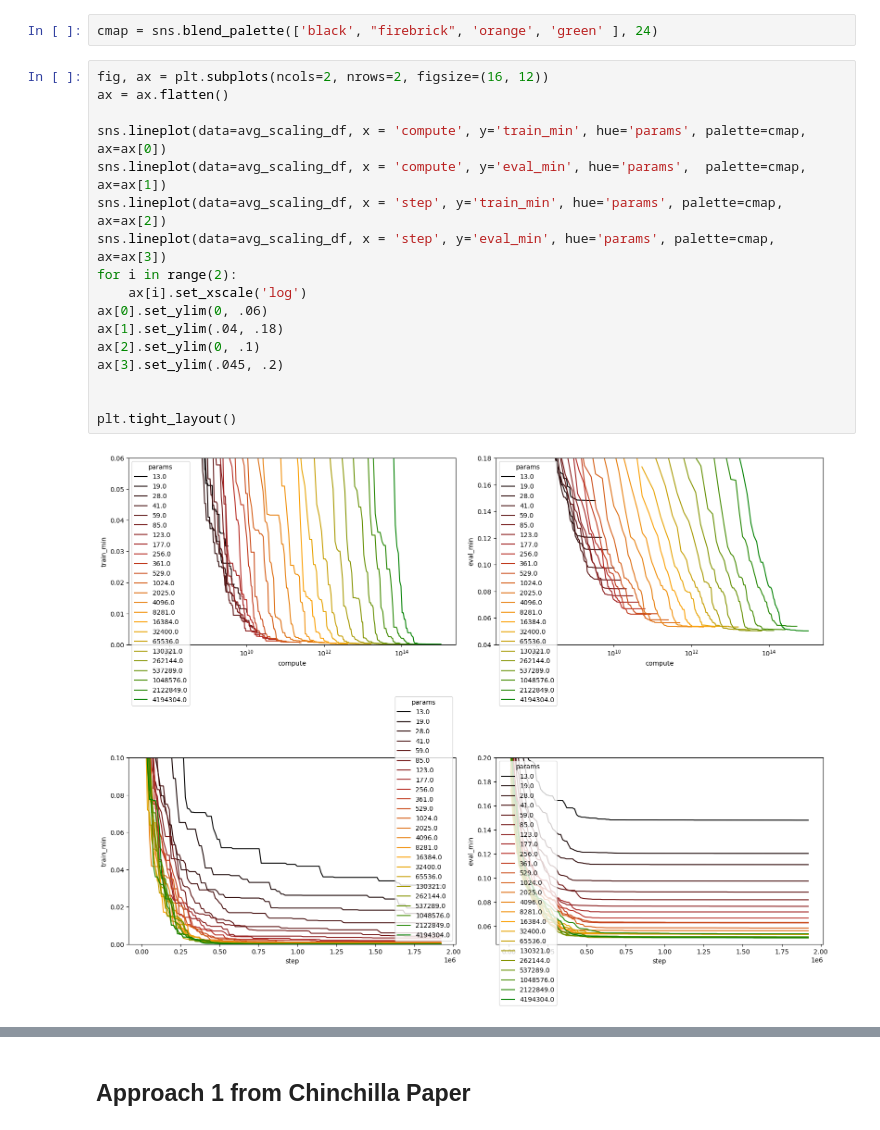
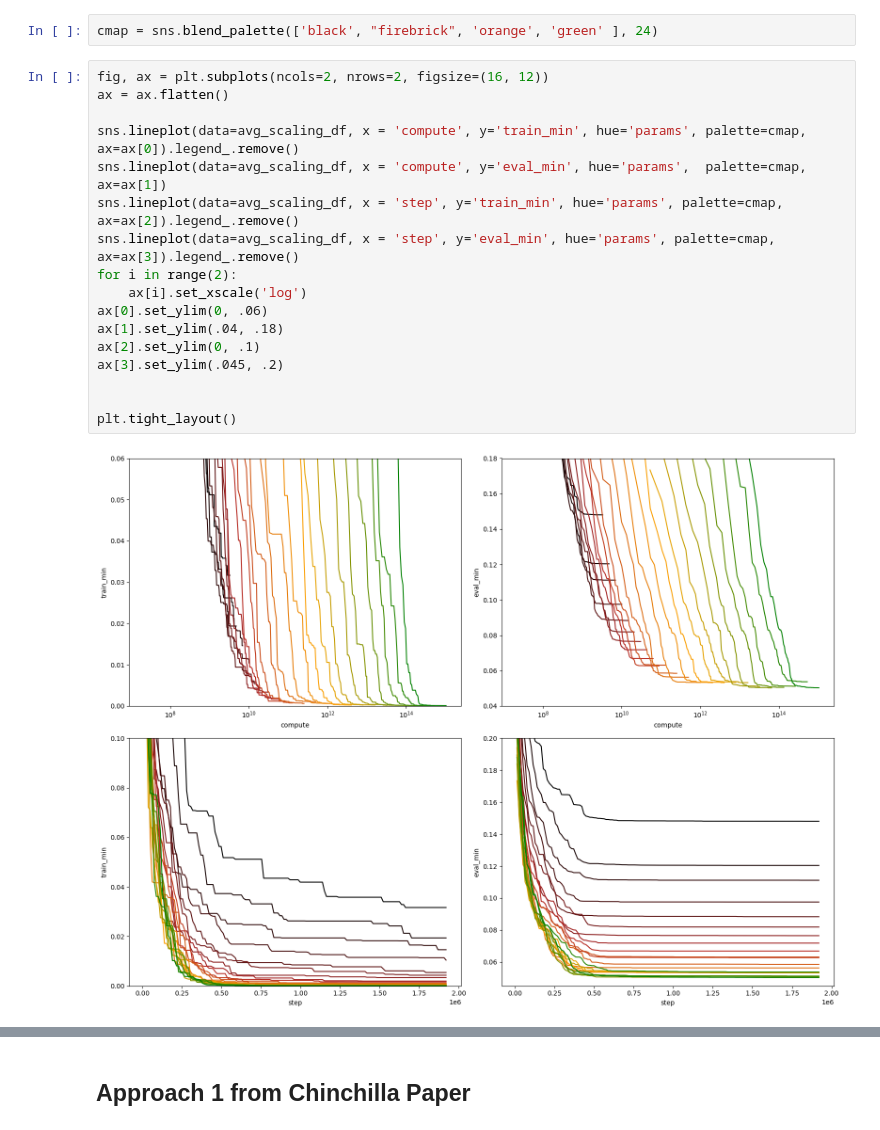
Before and after one commit to igm503/Deep-Learning-Replications-and-Experiments, a Jupyter notebook: Scaling Laws/visualize.ipynb, the cells around one changed output, grey strips where cells are left out. Saved outputs shown, nothing was run; the diff lists cells and outputs as text.

```diff
--- a/Scaling Laws/visualize.ipynb
+++ b/Scaling Laws/visualize.ipynb
@@ -31,19 +31,19 @@ cmap = sns.blend_palette(['black', "firebrick", 'orange', 'green' ], 24)
 # %%
 fig, ax = plt.subplots(ncols=2, nrows=2, figsize=(16, 12))
 ax = ax.flatten()
 
-sns.lineplot(data=avg_scaling_df, x = 'compute', y='train_min', hue='params', palette=cmap, ax=ax[0])
+sns.lineplot(data=avg_scaling_df, x = 'compute', y='train_min', hue='params', palette=cmap, ax=ax[0]).legend_.remove()
 sns.lineplot(data=avg_scaling_df, x = 'compute', y='eval_min', hue='params',  palette=cmap, ax=ax[1])
-sns.lineplot(data=avg_scaling_df, x = 'step', y='train_min', hue='params', palette=cmap, ax=ax[2])
-sns.lineplot(data=avg_scaling_df, x = 'step', y='eval_min', hue='params', palette=cmap,  ax=ax[3])
+sns.lineplot(data=avg_scaling_df, x = 'step', y='train_min', hue='params', palette=cmap, ax=ax[2]).legend_.remove()
+sns.lineplot(data=avg_scaling_df, x = 'step', y='eval_min', hue='params', palette=cmap,  ax=ax[3]).legend_.remove()
 for i in range(2):
     ax[i].set_xscale('log')
 ax[0].set_ylim(0, .06)
 ax[1].set_ylim(.04, .18)
 ax[2].set_ylim(0, .1)
 ax[3].set_ylim(.045, .2)
 
 
 plt.tight_layout()
 # %% [output]
-[figure, old version]
+[figure, new version]
```
Also changed, not shown: parts of 8 cells of this notebook, 6 other files.
